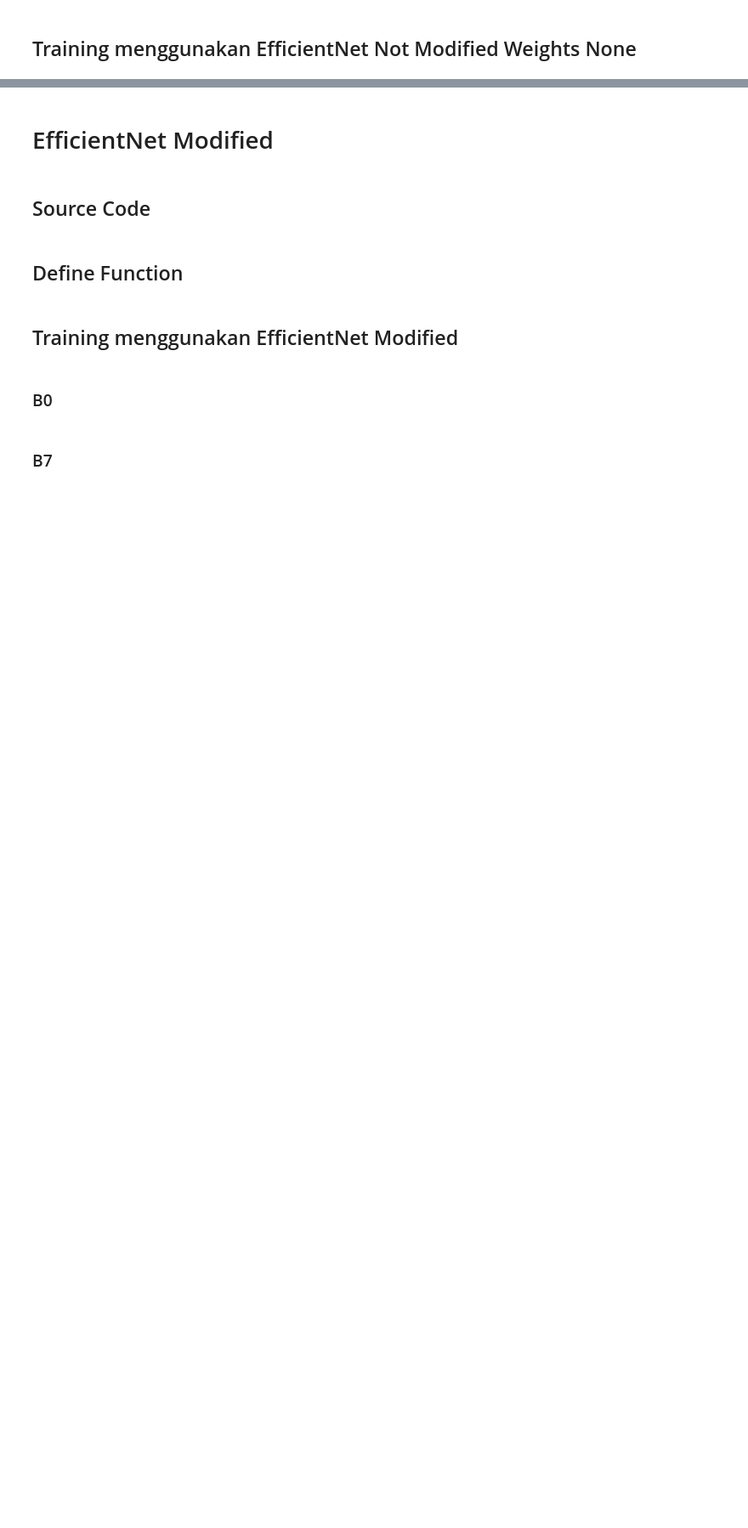
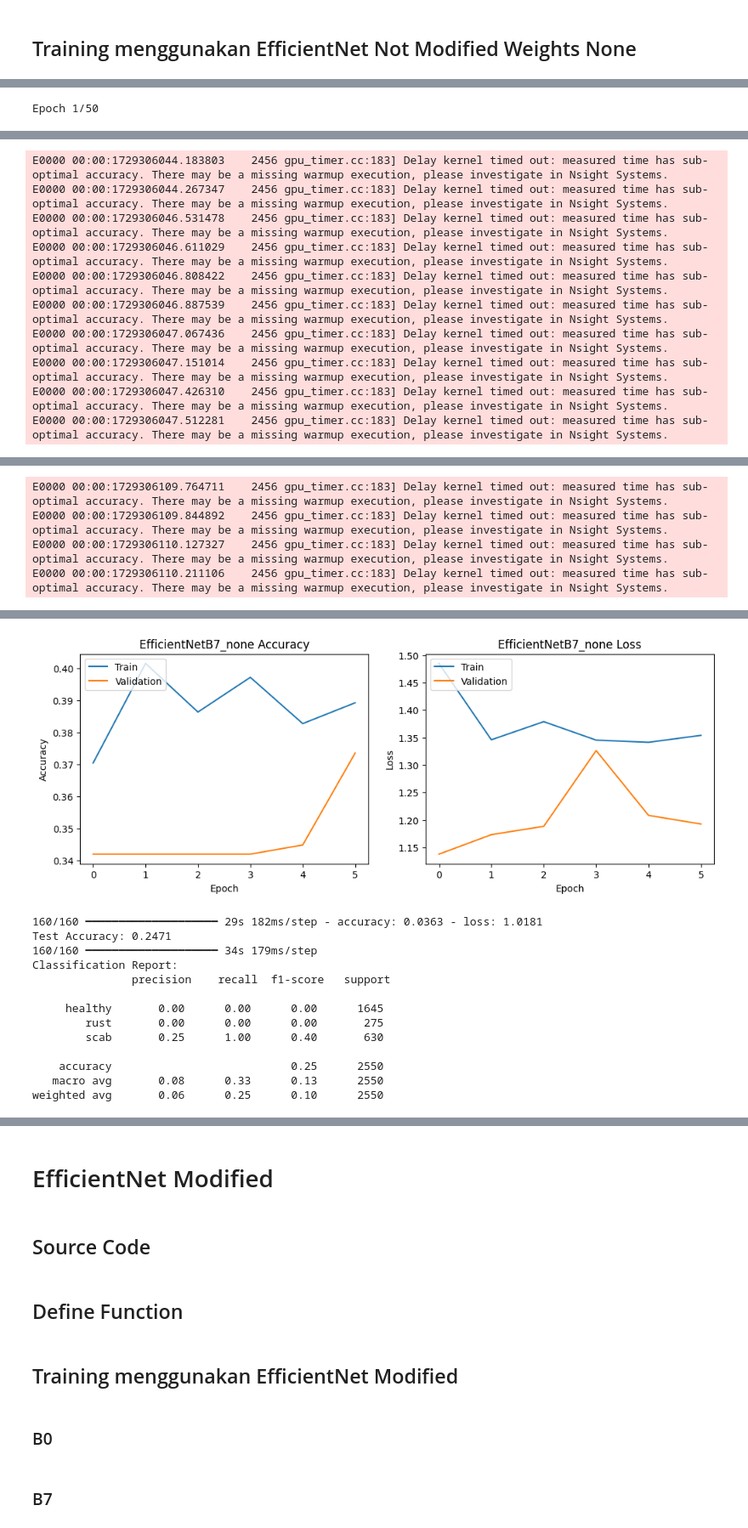
Before and after one commit to AbiyaMakruf/TelU-Tubes-TugasAkhir-KlasifikasiPenyakitTanamanApel, a Jupyter notebook: modifikasi.ipynb, the cells around one changed output, grey strips where cells are left out. Shown: that part at 85% size. Cells and saved outputs as stored; diff of their text form; code cells hidden in the pictures; blank space fills up the shorter version.

```diff
--- a/modifikasi.ipynb
+++ b/modifikasi.ipynb
@@ -1119,10 +1275,10 @@ KeyboardInterrupt:
 # %% [markdown]
 ## Training menggunakan EfficientNet Not Modified Weights None
 # %%
-model = EfficientNetB0(input_shape=(224, 224, 3), include_top=False, weights=None)
+model = EfficientNetB0(input_shape=(600, 600, 3), include_top=False, weights=None)
 model.trainable = True
 
-inputs = Input(shape=(224, 224, 3))
+inputs = Input(shape=(600, 600, 3))
 
 x = model(inputs, training=False)
 x = GlobalAveragePooling2D()(x)
@@ -1144,9 +1322,10 @@ model.summary()
 # %%
 train_generator, validation_generator, test_generator = augment_and_resize_dataset(
     "data/split_train_test_dataset_campuran",
-    img_size=(224, 224),
+    img_size=(600, 600),
     batch_size=16,
     preprocess_input_func = efficientnet_preprocess
 )
 
-history_EN_B0, test_loss, test_acc, training_duration = train_and_plot(model, "EfficientNetB0_Custom", train_generator, validation_generator, test_generator, 50)
+history_EN_B7_none, test_loss, test_acc, training_duration = train_and_plot(model, "EfficientNetB7_none", train_generator, validation_generator, test_generator, 50)
+# %% [output]
@@ -1152,0 +1335 @@ history_EN_B0, test_loss, test_acc, training_duration = train_and_plot(model, "E
+Epoch 1/50
@@ -1152,0 +1357,10 @@ history_EN_B0, test_loss, test_acc, training_duration = train_and_plot(model, "E
+E0000 00:00:1729306044.183803    2456 gpu_timer.cc:183] Delay kernel timed out: measured time has sub-optimal accuracy. There may be a missing warmup execution, please investigate in Nsight Systems.
+E0000 00:00:1729306044.267347    2456 gpu_timer.cc:183] Delay kernel timed out: measured time has sub-optimal accuracy. There may be a missing warmup execution, please investigate in Nsight Systems.
+E0000 00:00:1729306046.531478    2456 gpu_timer.cc:183] Delay kernel timed out: measured time has sub-optimal accuracy. There may be a missing warmup execution, please investigate in Nsight Systems.
+E0000 00:00:1729306046.611029    2456 gpu_timer.cc:183] Delay kernel timed out: measured time has sub-optimal accuracy. There may be a missing warmup execution, please investigate in Nsight Systems.
+E0000 00:00:1729306046.808422    2456 gpu_timer.cc:183] Delay kernel timed out: measured time has sub-optimal accuracy. There may be a missing warmup execution, please investigate in Nsight Systems.
+E0000 00:00:1729306046.887539    2456 gpu_timer.cc:183] Delay kernel timed out: measured time has sub-optimal accuracy. There may be a missing warmup execution, please investigate in Nsight Systems.
+E0000 00:00:1729306047.067436    2456 gpu_timer.cc:183] Delay kernel timed out: measured time has sub-optimal accuracy. There may be a missing warmup execution, please investigate in Nsight Systems.
+E0000 00:00:1729306047.151014    2456 gpu_timer.cc:183] Delay kernel timed out: measured time has sub-optimal accuracy. There may be a missing warmup execution, please investigate in Nsight Systems.
+E0000 00:00:1729306047.426310    2456 gpu_timer.cc:183] Delay kernel timed out: measured time has sub-optimal accuracy. There may be a missing warmup execution, please investigate in Nsight Systems.
+E0000 00:00:1729306047.512281    2456 gpu_timer.cc:183] Delay kernel timed out: measured time has sub-optimal accuracy. There may be a missing warmup execution, please investigate in Nsight Systems.
@@ -1152,0 +1368,4 @@ history_EN_B0, test_loss, test_acc, training_duration = train_and_plot(model, "E
+E0000 00:00:1729306109.764711    2456 gpu_timer.cc:183] Delay kernel timed out: measured time has sub-optimal accuracy. There may be a missing warmup execution, please investigate in Nsight Systems.
+E0000 00:00:1729306109.844892    2456 gpu_timer.cc:183] Delay kernel timed out: measured time has sub-optimal accuracy. There may be a missing warmup execution, please investigate in Nsight Systems.
+E0000 00:00:1729306110.127327    2456 gpu_timer.cc:183] Delay kernel timed out: measured time has sub-optimal accuracy. There may be a missing warmup execution, please investigate in Nsight Systems.
+E0000 00:00:1729306110.211106    2456 gpu_timer.cc:183] Delay kernel timed out: measured time has sub-optimal accuracy. There may be a missing warmup execution, please investigate in Nsight Systems.
@@ -1152,0 +1383,14 @@ history_EN_B0, test_loss, test_acc, training_duration = train_and_plot(model, "E
+[figure, added]
+160/160 ━━━━━━━━━━━━━━━━━━━━ 29s 182ms/step - accuracy: 0.0363 - loss: 1.0181
+Test Accuracy: 0.2471
+160/160 ━━━━━━━━━━━━━━━━━━━━ 34s 179ms/step
+Classification Report:
+               precision    recall  f1-score   support
+
+     healthy       0.00      0.00      0.00      1645
+        rust       0.00      0.00      0.00       275
+        scab       0.25      1.00      0.40       630
+
+    accuracy                           0.25      2550
+   macro avg       0.08      0.33      0.13      2550
+weighted avg       0.06      0.25      0.10      2550
```
Also changed, not shown: parts of 24 cells of this notebook, 2 other files.
